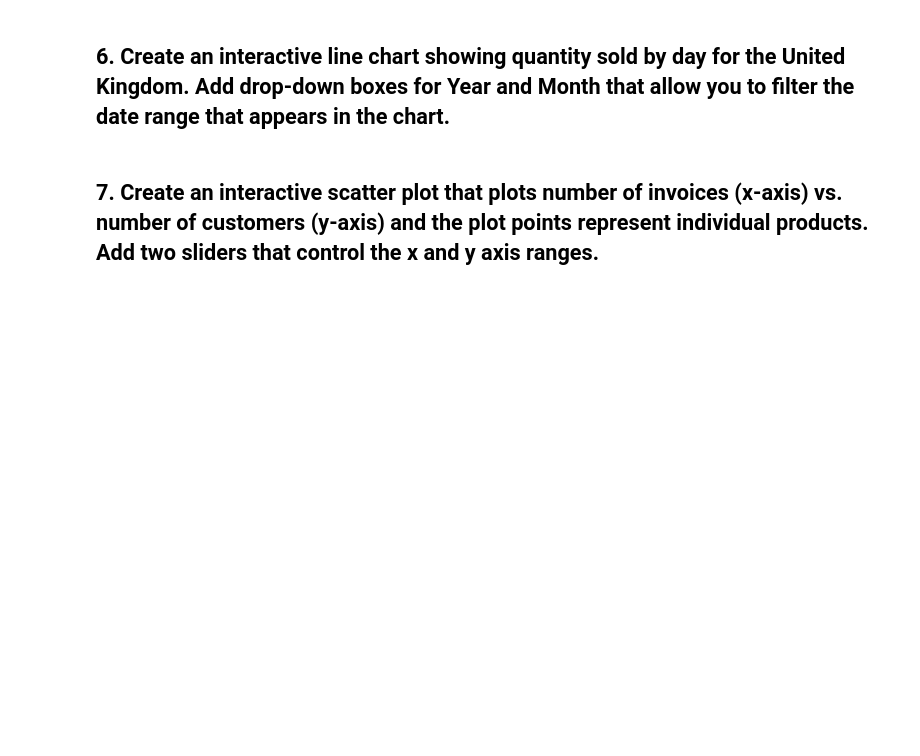
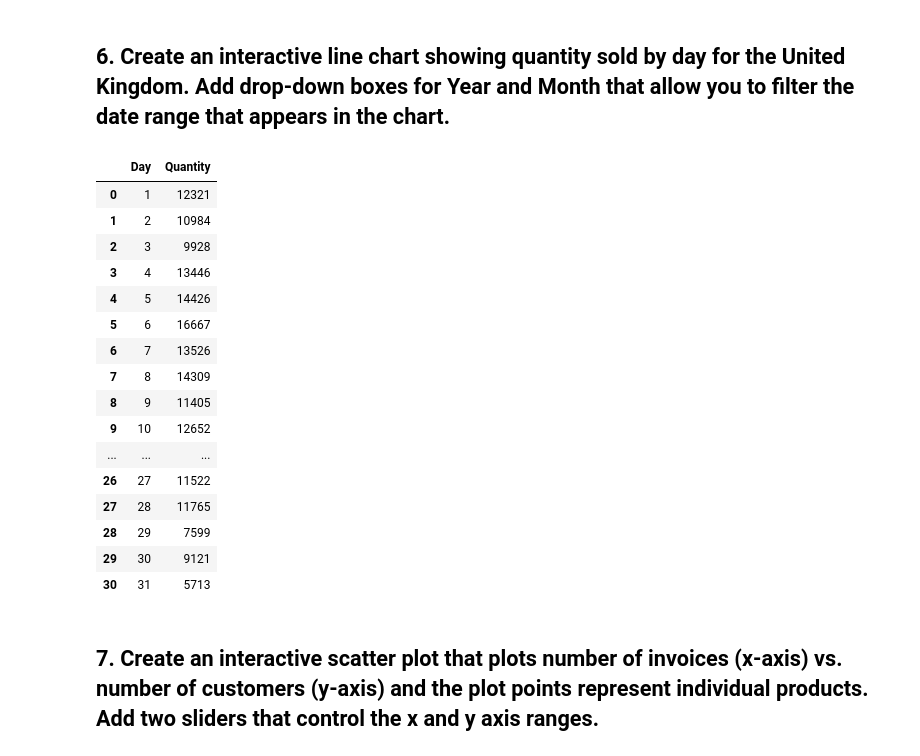
Before and after one commit to Ironhack-Data-Madrid-Octubre-2023/5.2-lab_interactive_visualization, a Jupyter notebook: your-code/main.ipynb, the cells around one changed output. Saved outputs shown, nothing was run; the diff lists cells and outputs as text; code cells hidden in the pictures; blank space fills up the shorter version.

```diff
--- a/your-code/main.ipynb
+++ b/your-code/main.ipynb
@@ -22,5 +154,36 @@ cf.go_offline()
 # %% [markdown]
 ## 6. Create an interactive line chart showing quantity sold by day for the United Kingdom. Add drop-down boxes for Year and Month that allow you to filter the date range that appears in the chart.
+# %%
+data6 = df[df['Country'] == 'United Kingdom']
+data6['Day'] = pd.to_datetime(data6['InvoiceDate']).dt.day
+data6['Month'] = pd.to_datetime(data6['InvoiceDate']).dt.month
+data6['Year'] = pd.to_datetime(data6['InvoiceDate']).dt.year
+data6 = data6.groupby('Day')['Quantity'].count().reset_index()
+
+data6.iplot(kind='line',
+           x='Country',
+           title='Revenue by Country',
+           xTitle='Country',
+           yTitle='Revenue')
+data6
+# %% [output]
+|  | Day | Quantity |
+| 0 | 1 | 12321 |
+| 1 | 2 | 10984 |
+| 2 | 3 | 9928 |
+| 3 | 4 | 13446 |
+| 4 | 5 | 14426 |
+| 5 | 6 | 16667 |
+| 6 | 7 | 13526 |
+| 7 | 8 | 14309 |
+| 8 | 9 | 11405 |
+| 9 | 10 | 12652 |
+| ... | ... | ... |
+| 26 | 27 | 11522 |
+| 27 | 28 | 11765 |
+| 28 | 29 | 7599 |
+| 29 | 30 | 9121 |
+| 30 | 31 | 5713 |
 # %% [markdown]
 ## 7. Create an interactive scatter plot that plots number of invoices (x-axis) vs. number of customers (y-axis) and the plot points represent individual products. Add two sliders that control the x and y axis ranges.
 # %% [markdown]
```
Also changed, not shown: parts of 13 cells of this notebook, 1 other file.
